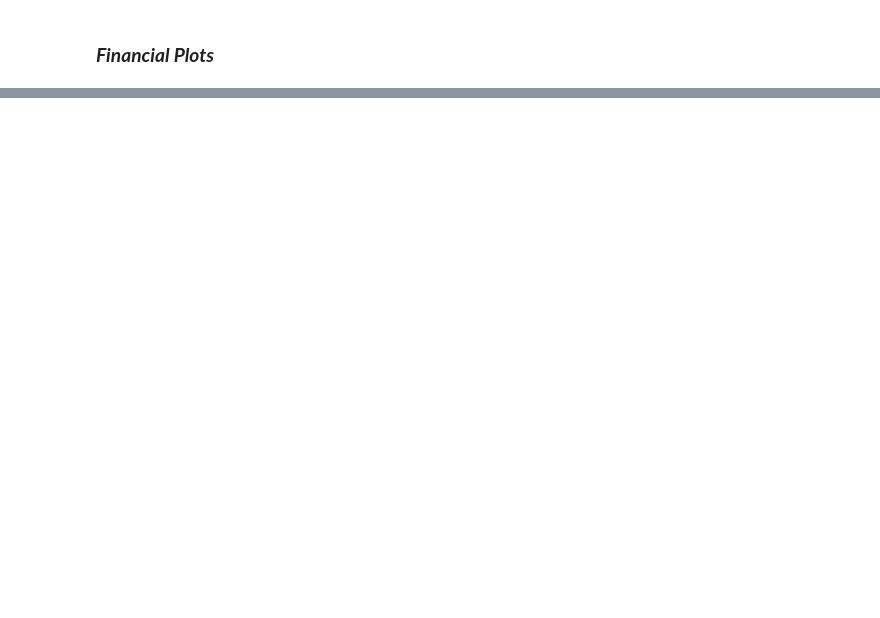
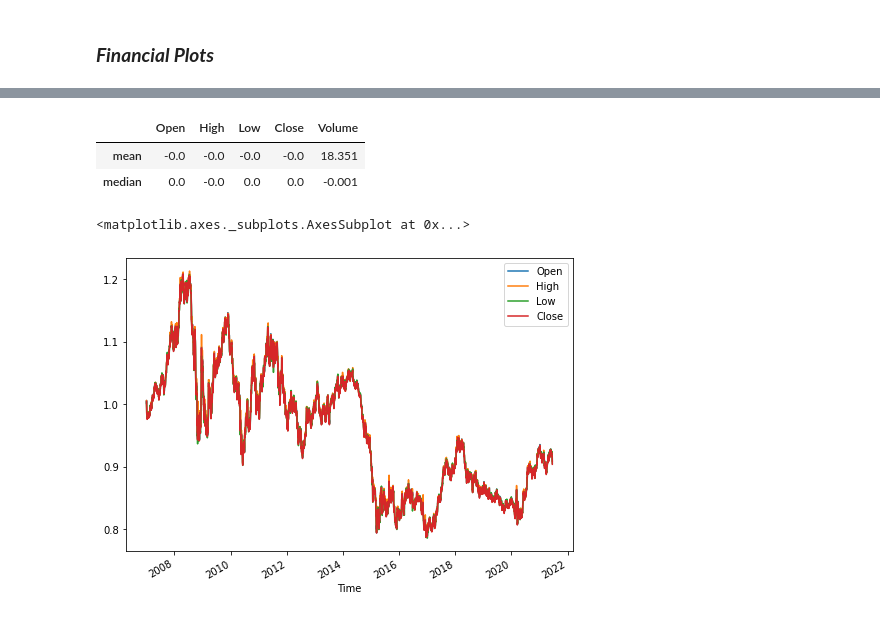
Before and after one commit to m-dabo/PfF, a Jupyter notebook: PfF - YH.ipynb, the cells around one changed output, grey strips where cells are left out. Cells and saved outputs as stored; diff of their text form; code cells hidden in the pictures; blank space fills up the shorter version.

```diff
--- a/PfF - YH.ipynb
+++ b/PfF - YH.ipynb
@@ -306,0 +385,11 @@ qdl.ApiConfig.api_key = 'H77jvcSxTeYPKpC3jy2r'
+# %%
+# Package customization
+from pylab import mpl, plt
+plt.style.use('seaborn')
+mlp.rcParams['font.family'] = 'serif'
+%matplotlib inline
+# %%
+# Data import
+filename = '/content/EURUSD_D1.csv' # path of uploaded file
+f = open(filename, 'r')
+f.readlines()[:5] # Check data stracture
@@ -306,0 +402,4 @@ qdl.ApiConfig.api_key = 'H77jvcSxTeYPKpC3jy2r'
+# %%
+data = pd.read_csv(filename, index_col = 0,
+                   sep = "\t" , parse_dates = True)
+data.info()
@@ -306,0 +477,15 @@ qdl.ApiConfig.api_key = 'H77jvcSxTeYPKpC3jy2r'
+# %%
+# percantage changes (simple returns)
+data.pct_change().aggregate([np.mean, np.median]).round(3)
+# %% [output]
+|  | Open | High | Low | Close | Volume |
+| mean | -0.0 | -0.0 | -0.0 | -0.0 | 18.351 |
+| median | 0.0 | -0.0 | 0.0 | 0.0 | -0.001 |
+# %%
+# log returns
+sdata = data.iloc[:, :4]
+lret = np.log(sdata / sdata.shift(1))
+lret.cumsum().apply(np.exp).plot(figsize = (8, 6))
+# %% [output]
+<matplotlib.axes._subplots.AxesSubplot at 0x...>
+[figure, added]
```
Also changed, not shown: parts of 23 cells of this notebook.
